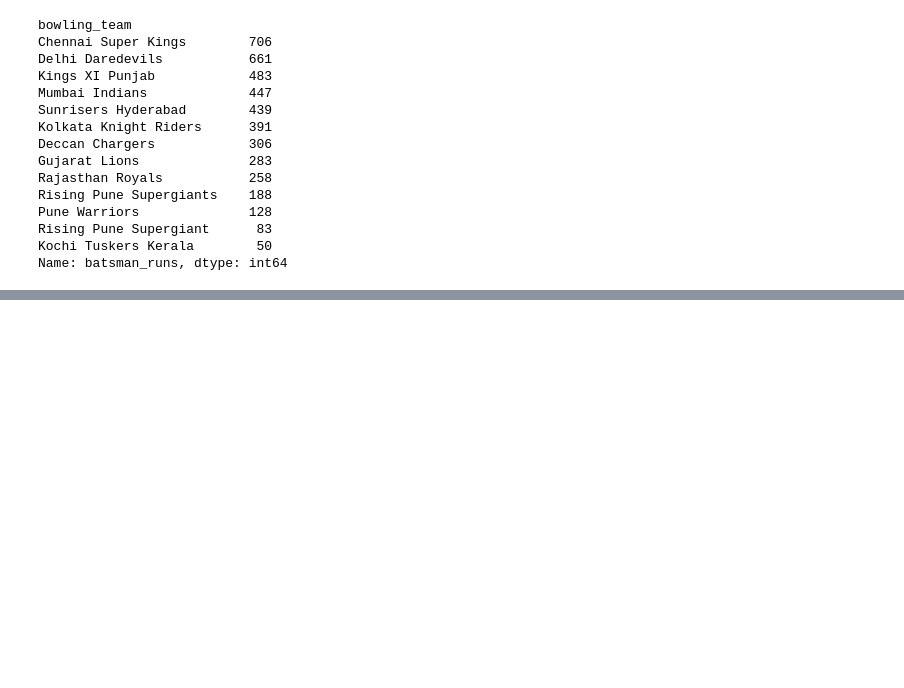
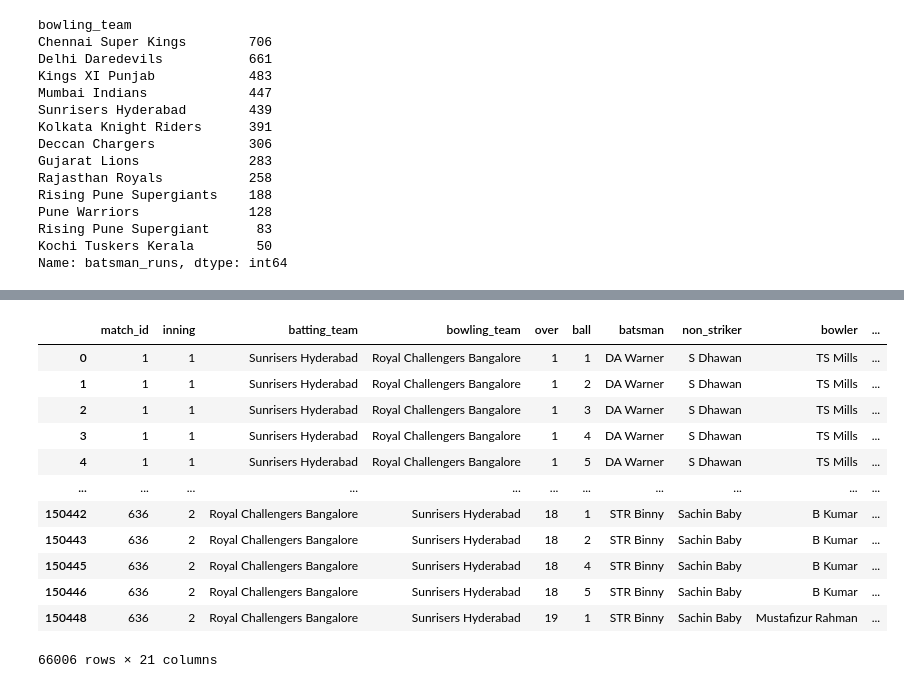
Before and after one commit to shaheer776/ai-portfolio-python, a Jupyter notebook: Libraries/10_pandas.ipynb, the cells around one changed output, grey strips where cells are left out. Saved outputs shown, nothing was run; the diff lists cells and outputs as text; code cells hidden in the pictures; blank space fills up the shorter version.

```diff
--- a/Libraries/10_pandas.ipynb
+++ b/Libraries/10_pandas.ipynb
@@ -579,0 +593,23 @@ Name: batsman_runs, dtype: int64
+# %%
+death_overs = data2[data2['over'] > 15]
+# %%
+batsman_200 = death_overs.groupby('batsman')["batsman_runs"].count()
+batsman_200 = batsman_200[batsman_200 > 200]
+batsman_list = batsman_200.index.to_list()
+# %%
+final_df = data2[data2['batsman'].isin(batsman_list)]
+final_df
+# %% [output]
+|  | match_id | inning | batting_team | bowling_team | over | ball | batsman | non_striker | bowler | ... |
+| 0 | 1 | 1 | Sunrisers Hyderabad | Royal Challengers Bangalore | 1 | 1 | DA Warner | S Dhawan | TS Mills | ... |
+| 1 | 1 | 1 | Sunrisers Hyderabad | Royal Challengers Bangalore | 1 | 2 | DA Warner | S Dhawan | TS Mills | ... |
+| 2 | 1 | 1 | Sunrisers Hyderabad | Royal Challengers Bangalore | 1 | 3 | DA Warner | S Dhawan | TS Mills | ... |
+| 3 | 1 | 1 | Sunrisers Hyderabad | Royal Challengers Bangalore | 1 | 4 | DA Warner | S Dhawan | TS Mills | ... |
+| 4 | 1 | 1 | Sunrisers Hyderabad | Royal Challengers Bangalore | 1 | 5 | DA Warner | S Dhawan | TS Mills | ... |
+| ... | ... | ... | ... | ... | ... | ... | ... | ... | ... | ... |
+| 150442 | 636 | 2 | Royal Challengers Bangalore | Sunrisers Hyderabad | 18 | 1 | STR Binny | Sachin Baby | B Kumar | ... |
+| 150443 | 636 | 2 | Royal Challengers Bangalore | Sunrisers Hyderabad | 18 | 2 | STR Binny | Sachin Baby | B Kumar | ... |
+| 150445 | 636 | 2 | Royal Challengers Bangalore | Sunrisers Hyderabad | 18 | 4 | STR Binny | Sachin Baby | B Kumar | ... |
+| 150446 | 636 | 2 | Royal Challengers Bangalore | Sunrisers Hyderabad | 18 | 5 | STR Binny | Sachin Baby | B Kumar | ... |
+| 150448 | 636 | 2 | Royal Challengers Bangalore | Sunrisers Hyderabad | 19 | 1 | STR Binny | Sachin Baby | Mustafizur Rahman | ... |
+66006 rows × 21 columns
```
Also changed, not shown: parts of 9 cells of this notebook.
